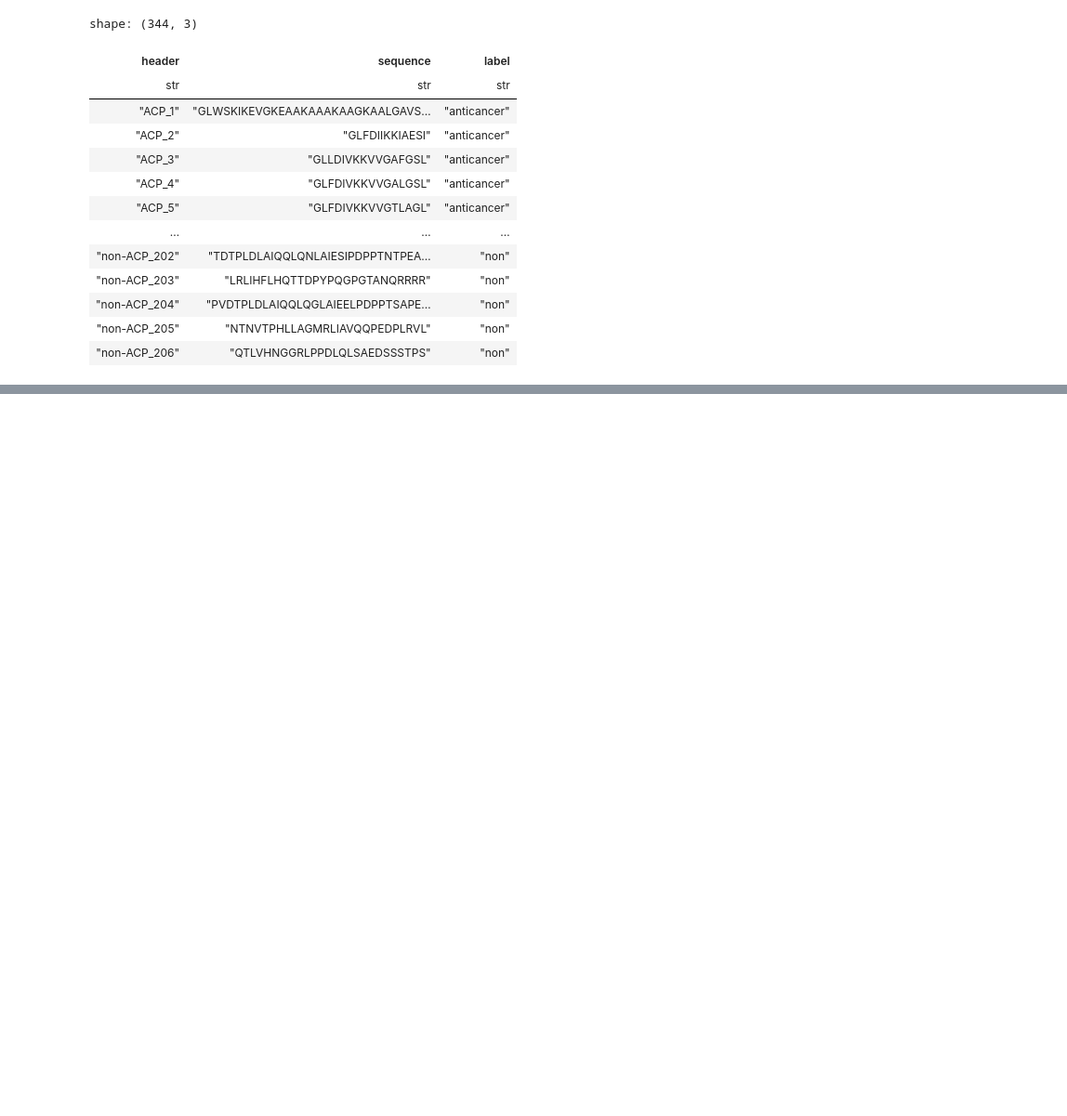
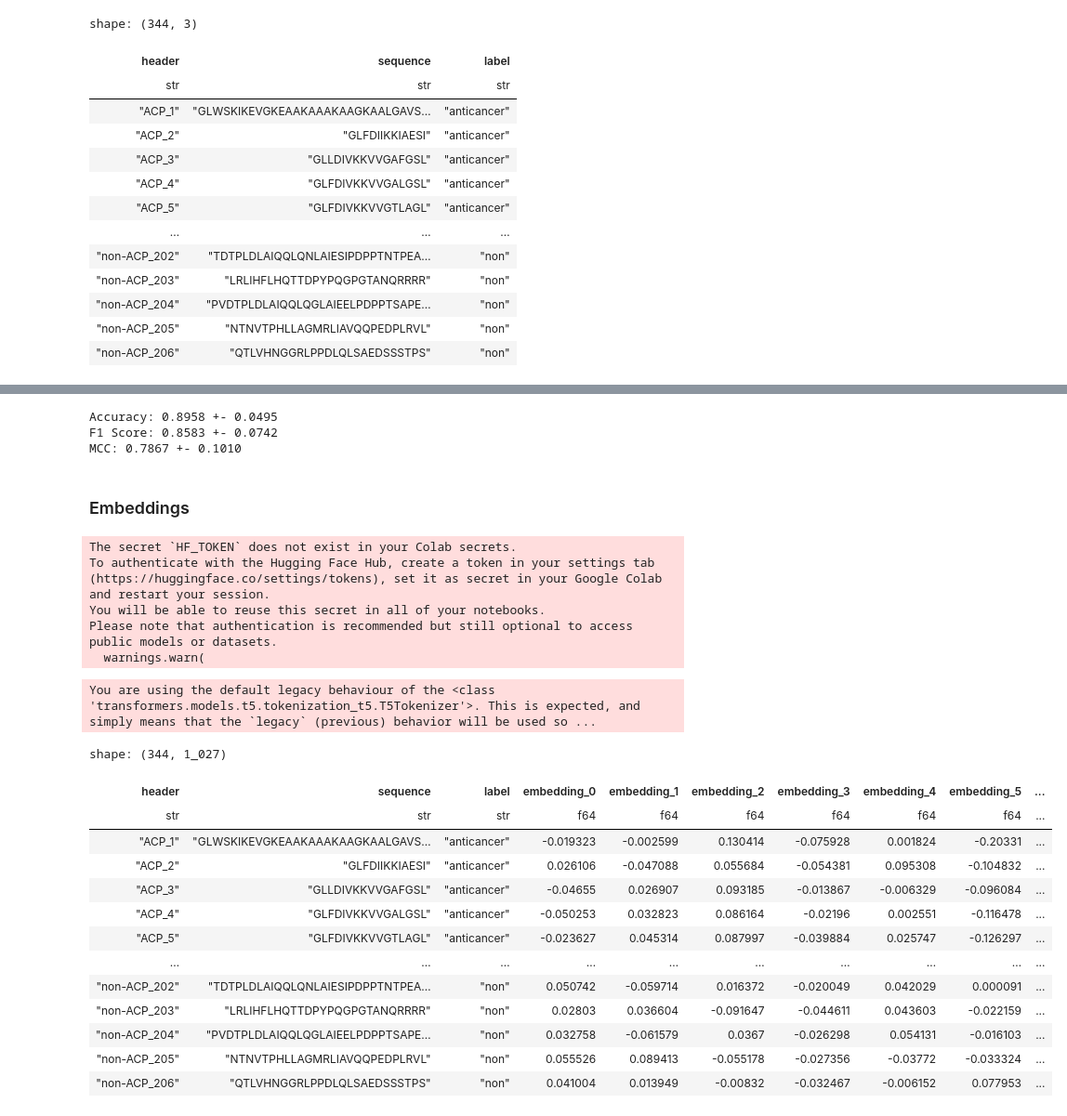
Before and after one commit to brenoslivio/MDNE_2024, a Jupyter notebook: Project_1/Projeto1.ipynb, the cells around one changed output, grey strips where cells are left out. Shown at 93% size. Drawn from its saved outputs; the diff is of its cells as text; code cells hidden in the pictures; blank space fills up the shorter version.

Commit message:
Results with BoW, TF-IDF and Embeddings

```diff
--- a/Project_1/Projeto1.ipynb
+++ b/Project_1/Projeto1.ipynb
@@ -63,0 +237,79 @@ shape: (344, 3)
+# %%
+scoring = {
+    'accuracy': make_scorer(accuracy_score),
+    'f1': make_scorer(f1_score, pos_label='anticancer'),
+    'mcc': make_scorer(matthews_corrcoef)
+}
+
+best_params = study.best_params
+
+best_model = Pipeline([
+    ("tfidf", TfidfVectorizer(tokenizer=amino_acid_tokenizer, lowercase=False, token_pattern=None)),
+    ("svm", SVC(C=best_params["svm_C"], kernel=best_params["svm_kernel"], gamma=best_params["svm_gamma"]))
+])
+
+cv_results = cross_validate(best_model, X, y, cv=10, scoring=scoring)
+
+print(f"Accuracy: {cv_results['test_accuracy'].mean():.4f} +- {cv_results['test_accuracy'].std():.4f}")
+print(f"F1 Score: {cv_results['test_f1'].mean():.4f} +- {cv_results['test_f1'].std():.4f}")
+print(f"MCC: {cv_results['test_mcc'].mean():.4f} +- {cv_results['test_mcc'].std():.4f}")
+# %% [output]
+Accuracy: 0.8958 +- 0.0495
+F1 Score: 0.8583 +- 0.0742
+MCC: 0.7867 +- 0.1010
+# %% [markdown]
+### Embeddings
+# %%
+tokenizer = T5Tokenizer.from_pretrained("Rostlab/prot_t5_xl_half_uniref50-enc", do_lower_case=False)
+
+model = T5EncoderModel.from_pretrained("Rostlab/prot_t5_xl_half_uniref50-enc")
+
+device = torch.device('cuda:0' if torch.cuda.is_available() else 'cpu')
+
+model = model.to(device)
+model = model.eval()
+
+def get_embeddings(sequence):
+    sequences = [" ".join(list(re.sub(r"[UZOB]", "X", sequence)))]
+
+    ids = tokenizer.batch_encode_plus(sequences, add_special_tokens=True, pad_to_max_length=True)
+    input_ids = torch.tensor(ids['input_ids']).to(device)
+    attention_mask = torch.tensor(ids['attention_mask']).to(device)
+
+    with torch.no_grad():
+        embedding = model(input_ids=input_ids, attention_mask=attention_mask)[0]
+
+    embedding = embedding.cpu().numpy()
+
+    seq_len = (attention_mask[0] == 1).sum()
+    seq_emd = embedding[0][:seq_len-1]
+
+    avg_pool = seq_emd.mean(axis=0)
+
+    dict_embeddings = {f"embedding_{i}": embed for i, embed in enumerate(avg_pool)}
+
+    return dict_embeddings
+
+df_seqs_embeddings = df_seqs.with_columns(pl.col("sequence").map_elements(lambda x: get_embeddings(x)).alias("embeddings")).unnest("embeddings")
+df_seqs_embeddings
+# %% [output]
+The secret `HF_TOKEN` does not exist in your Colab secrets.
+To authenticate with the Hugging Face Hub, create a token in your settings tab (https://huggingface.co/settings/tokens), set it as secret in your Google Colab and restart your session.
+You will be able to reuse this secret in all of your notebooks.
+Please note that authentication is recommended but still optional to access public models or datasets.
+  warnings.warn(
+You are using the default legacy behaviour of the <class 'transformers.models.t5.tokenization_t5.T5Tokenizer'>. This is expected, and simply means that the `legacy` (previous) behavior will be used so ...
+shape: (344, 1_027)
+| header | sequence | label | embedding_0 | embedding_1 | embedding_2 | embedding_3 | embedding_4 | embedding_5 | ... |
+| str | str | str | f64 | f64 | f64 | f64 | f64 | f64 | ... |
+| "ACP_1" | "GLWSKIKEVGKEAAKAAAKAAGKAALGAVS… | "anticancer" | -0.019323 | -0.002599 | 0.130414 | -0.075928 | 0.001824 | -0.20331 | ... |
+| "ACP_2" | "GLFDIIKKIAESI" | "anticancer" | 0.026106 | -0.047088 | 0.055684 | -0.054381 | 0.095308 | -0.104832 | ... |
+| "ACP_3" | "GLLDIVKKVVGAFGSL" | "anticancer" | -0.04655 | 0.026907 | 0.093185 | -0.013867 | -0.006329 | -0.096084 | ... |
+| "ACP_4" | "GLFDIVKKVVGALGSL" | "anticancer" | -0.050253 | 0.032823 | 0.086164 | -0.02196 | 0.002551 | -0.116478 | ... |
+| "ACP_5" | "GLFDIVKKVVGTLAGL" | "anticancer" | -0.023627 | 0.045314 | 0.087997 | -0.039884 | 0.025747 | -0.126297 | ... |
+| … | … | … | … | … | … | … | … | … | ... |
+| "non-ACP_202" | "TDTPLDLAIQQLQNLAIESIPDPPTNTPEA… | "non" | 0.050742 | -0.059714 | 0.016372 | -0.020049 | 0.042029 | 0.000091 | ... |
+| "non-ACP_203" | "LRLIHFLHQTTDPYPQGPGTANQRRRR" | "non" | 0.02803 | 0.036604 | -0.091647 | -0.044611 | 0.043603 | -0.022159 | ... |
+| "non-ACP_204" | "PVDTPLDLAIQQLQGLAIEELPDPPTSAPE… | "non" | 0.032758 | -0.061579 | 0.0367 | -0.026298 | 0.054131 | -0.016103 | ... |
+| "non-ACP_205" | "NTNVTPHLLAGMRLIAVQQPEDPLRVL" | "non" | 0.055526 | 0.089413 | -0.055178 | -0.027356 | -0.03772 | -0.033324 | ... |
+| "non-ACP_206" | "QTLVHNGGRLPPDLQLSAEDSSSTPS" | "non" | 0.041004 | 0.013949 | -0.00832 | -0.032467 | -0.006152 | 0.077953 | ... |
```
Also changed, not shown: parts of 12 cells of this notebook.
